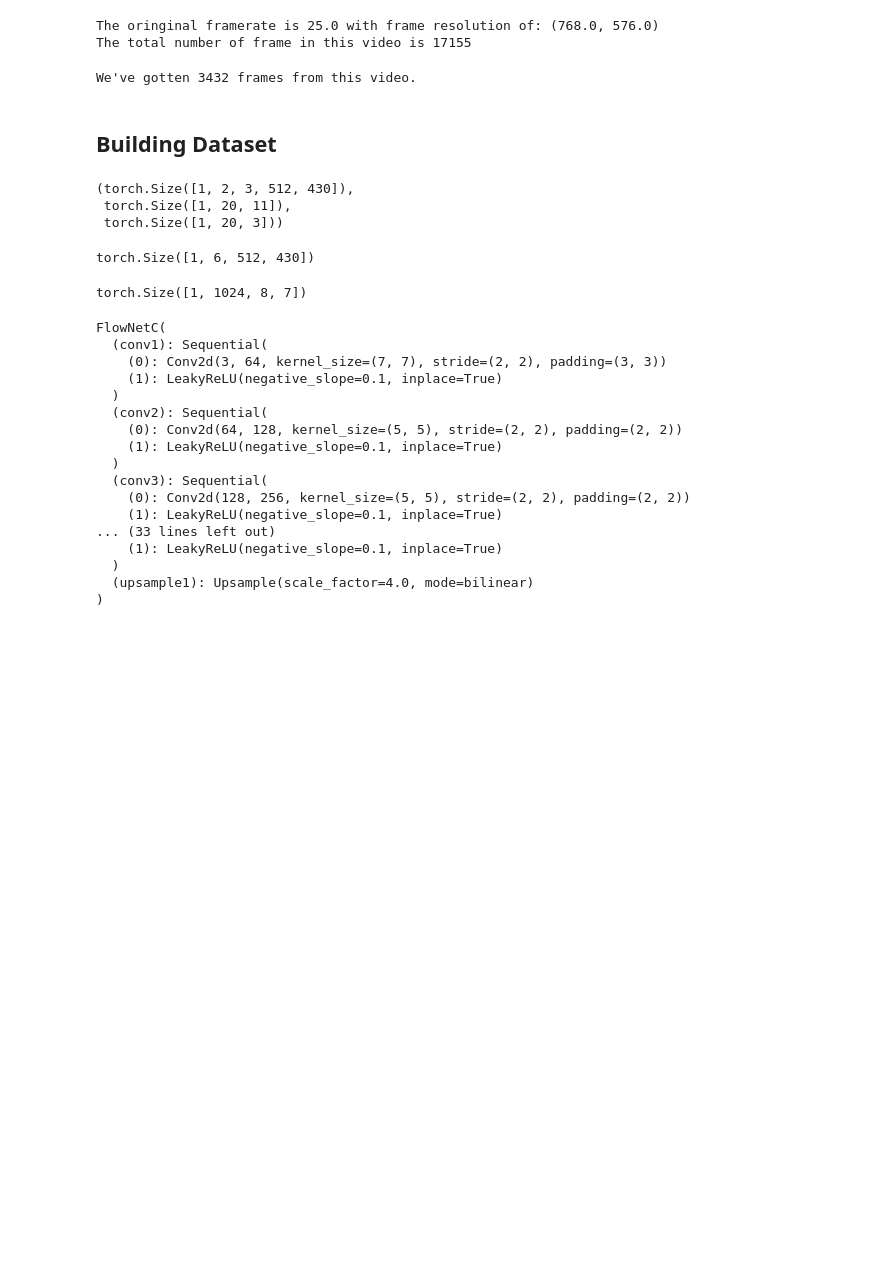
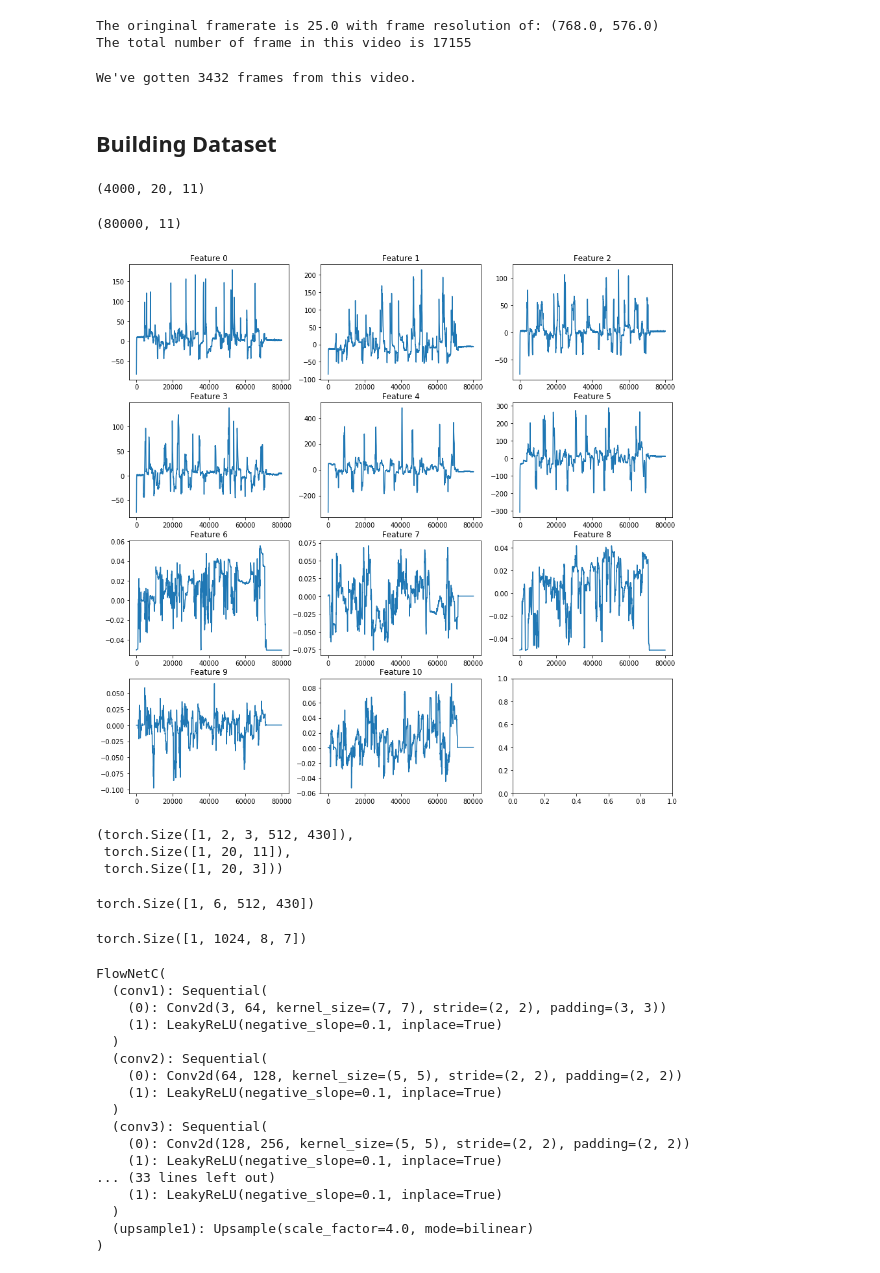
Before and after one commit to Sylar257/Surgical_robot_Visual_odometry, a Jupyter notebook: Surgical_visual_odometry.ipynb, the cells around one changed output. Saved outputs shown, nothing was run; the diff lists cells and outputs as text; code cells hidden in the pictures; blank space fills up the shorter version.

```diff
--- a/Surgical_visual_odometry.ipynb
+++ b/Surgical_visual_odometry.ipynb
@@ -133,3 +134,14 @@ class MyDataset:
         return X, X2 , Y
 # %%
 dataset = MyDataset()
+# %%
+lstm_input = dataset.read_OMEGA7_LC()
+# %%
+lstm_input.shape
+# %% [output]
+(4000, 20, 11)
+# %%
+lstm_input = lstm_input.reshape(4000*20, -1)
+lstm_input.shape
+# %% [output]
+(80000, 11)
@@ -136,3 +150,23 @@ dataset = MyDataset()
+# %%
+def plot_feature_dim(lstm_input):
+    fig, axs = plt.subplots(4,3,figsize=(15,15))
+
+    for i in range(4):
+        for j in range(3):
+            if (i == 3 and j == 2):
+                break
+
+            x = np.arange(0,80000)
+            axs[i,j].plot(x,lstm_input[:,i*3+j])
+            axs[i,j].set_title(f'Feature {i*3+j}')
+
+
+# x = np.arange(0,80000)
+# plt.plot(x,lstm_input[:,1])
+# %%
+plot_feature_dim(lstm_input)
+# %% [output]
+[figure, added]
 # %%
 input_lstm = dataset.get_input_lstm()
 # %%
```
Also changed, not shown: parts of 7 cells of this notebook.
